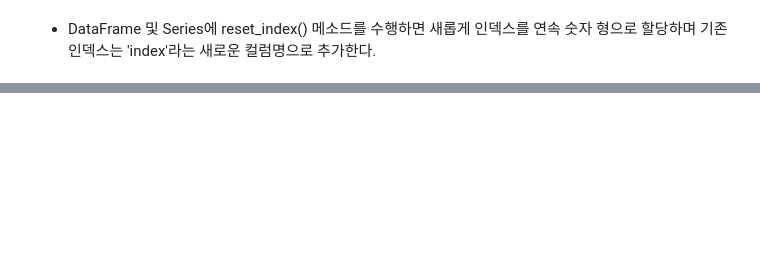
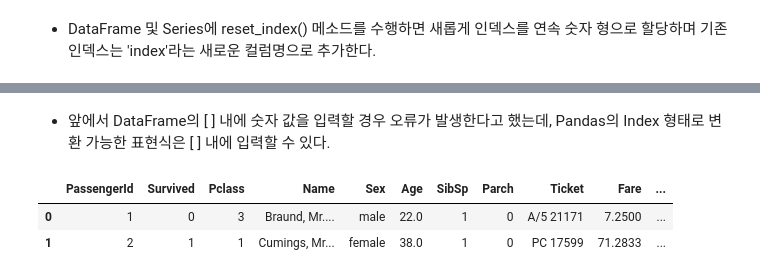
Before and after one commit to KimYongHwi/ml-perfect-guide-study, a Jupyter notebook: 3장_pandas.ipynb, the cells around one changed output, grey strips where cells are left out. Cells and saved outputs as stored; diff of their text form; code cells hidden in the pictures; blank space fills up the shorter version.

```diff
--- a/3장_pandas.ipynb
+++ b/3장_pandas.ipynb
@@ -557,0 +544,8 @@ new_value_counts 객체 변수 타입: <class 'pandas.core.frame.DataFrame'>
+# %% [markdown]
+- 앞에서 DataFrame의 [ ] 내에 숫자 값을 입력할 경우 오류가 발생한다고 했는데, Pandas의 Index 형태로 변환 가능한 표현식은 [ ] 내에 입력할 수 있다.
+# %%
+titanic_df[0:2]
+# %% [output]
+|  | PassengerId | Survived | Pclass | Name | Sex | Age | SibSp | Parch | Ticket | Fare | ... |
+| 0 | 1 | 0 | 3 | Braund, Mr.... | male | 22.0 | 1 | 0 | A/5 21171 | 7.2500 | ... |
+| 1 | 2 | 1 | 1 | Cumings, Mr... | female | 38.0 | 1 | 0 | PC 17599 | 71.2833 | ... |
```
Also changed, not shown: parts of 11 cells of this notebook.
